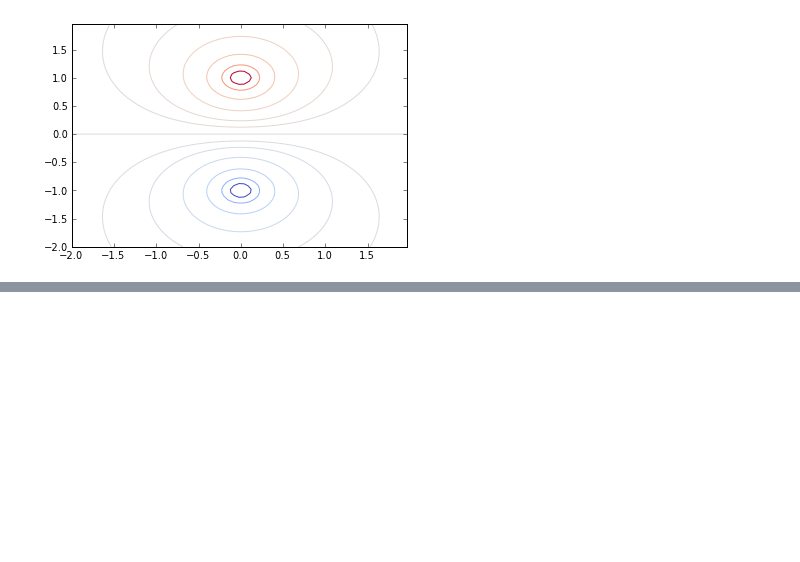
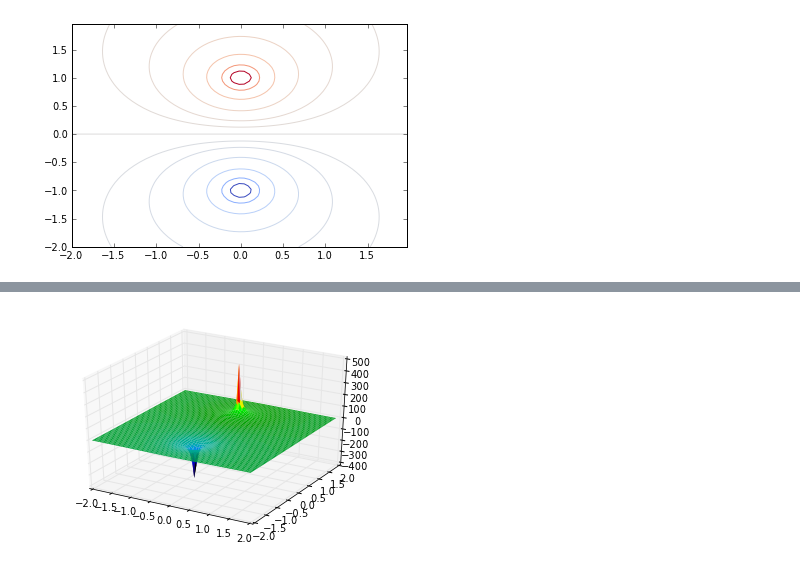
Before and after one commit to jruncoPHYS202/PHYS202-S13, a Jupyter notebook: week4/3DPlottingAndFunctions.ipynb, the cells around one changed output, grey strips where cells are left out. Saved outputs shown, nothing was run; the diff lists cells and outputs as text; code cells hidden in the pictures; blank space fills up the shorter version.

```diff
--- a/week4/3DPlottingAndFunctions.ipynb
+++ b/week4/3DPlottingAndFunctions.ipynb
@@ -108,0 +176,17 @@ p = ax.plot_surface(x,y,Vsum, rstride=1, cstride=1, linewidth=0, cmap=cm.spectra
+# %%
+def dipolePotential(x,y,q,d):
+    k = 8.9875518*10**9 #setting k, q, and d values
+    q = 1*10**-9
+    d=1
+    Vxy = (k*q/((x)**2 + (y - d)**2)**(1/2.) - (k*q/(x**2 + (y + d)**2)**(1/2.))) #insert Vxy function
+    return Vxy #return Vxy
+
+x,y = meshgrid(arange(-2.,2.,0.06),arange(-2.,2.,0.06))
+Vxy = dipolePotential(x,y,q,d)
+
+from mpl_toolkits.mplot3d import Axes3D
+fig = figure()
+ax = fig.gca(projection = '3d')
+p = ax.plot_surface(x,y,Vxy, rstride=1, cstride=1, linewidth=0, cmap=cm.spectral) # cm. then hit tab
+# %% [output]
+[figure, added]
```
Also changed, not shown: parts of 11 cells of this notebook.
